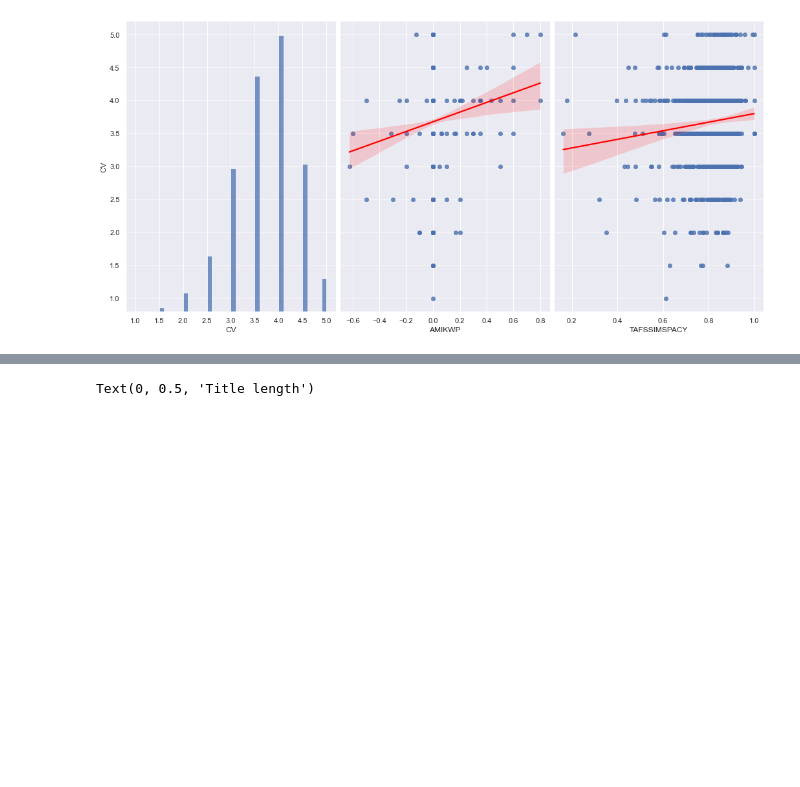
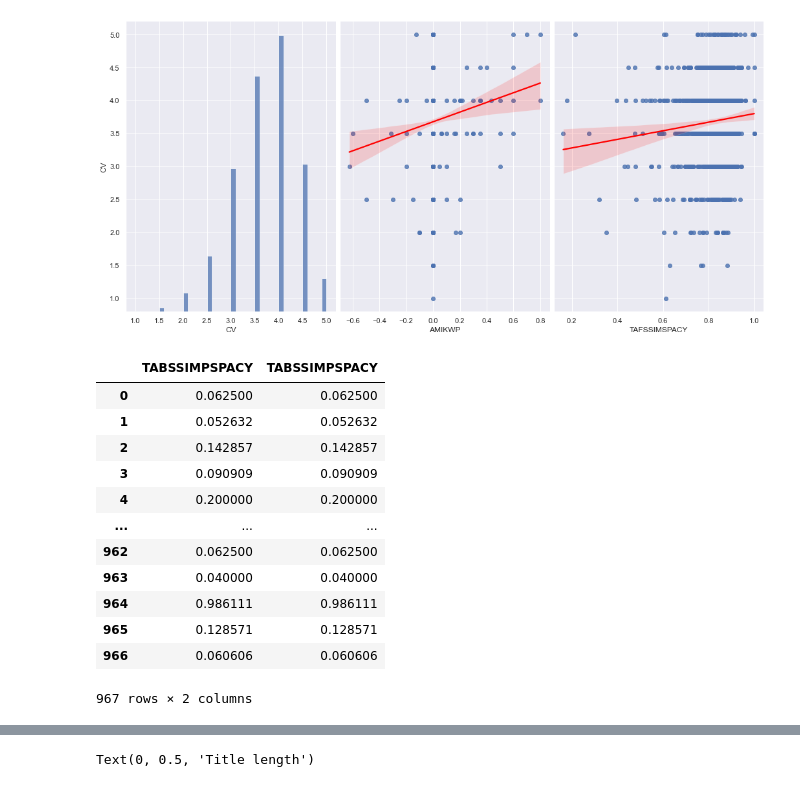
Before and after one commit to weTobias/news-title-article-correlation-model, a Jupyter notebook: code/notebooks/feature_selection.ipynb, the cells around one changed output, grey strips where cells are left out. Drawn from its saved outputs; the diff is of its cells as text; code cells hidden in the pictures; blank space fills up the shorter version.

```diff
--- a/code/notebooks/feature_selection.ipynb
+++ b/code/notebooks/feature_selection.ipynb
@@ -165,6 +177,22 @@ sns.pairplot(df, x_vars=df.columns[:3], y_vars='CV', height=7, aspect=0.7, kind=
 # %% [output]
 <seaborn.axisgrid.PairGrid at 0x...>
 [figure]
+# %%
+df['TABSSIMPSPACY']
+# %% [output]
+|  | TABSSIMPSPACY | TABSSIMPSPACY |
+| 0 | 0.062500 | 0.062500 |
+| 1 | 0.052632 | 0.052632 |
+| 2 | 0.142857 | 0.142857 |
+| 3 | 0.090909 | 0.090909 |
+| 4 | 0.200000 | 0.200000 |
+| ... | ... | ... |
+| 962 | 0.062500 | 0.062500 |
+| 963 | 0.040000 | 0.040000 |
+| 964 | 0.986111 | 0.986111 |
+| 965 | 0.128571 | 0.128571 |
+| 966 | 0.060606 | 0.060606 |
+967 rows × 2 columns
 # %%
 y_name = 'CV'
 features_names = [f'{i}' for i in X.columns]
```
Also changed, not shown: parts of 15 cells of this notebook, 9 other files.
